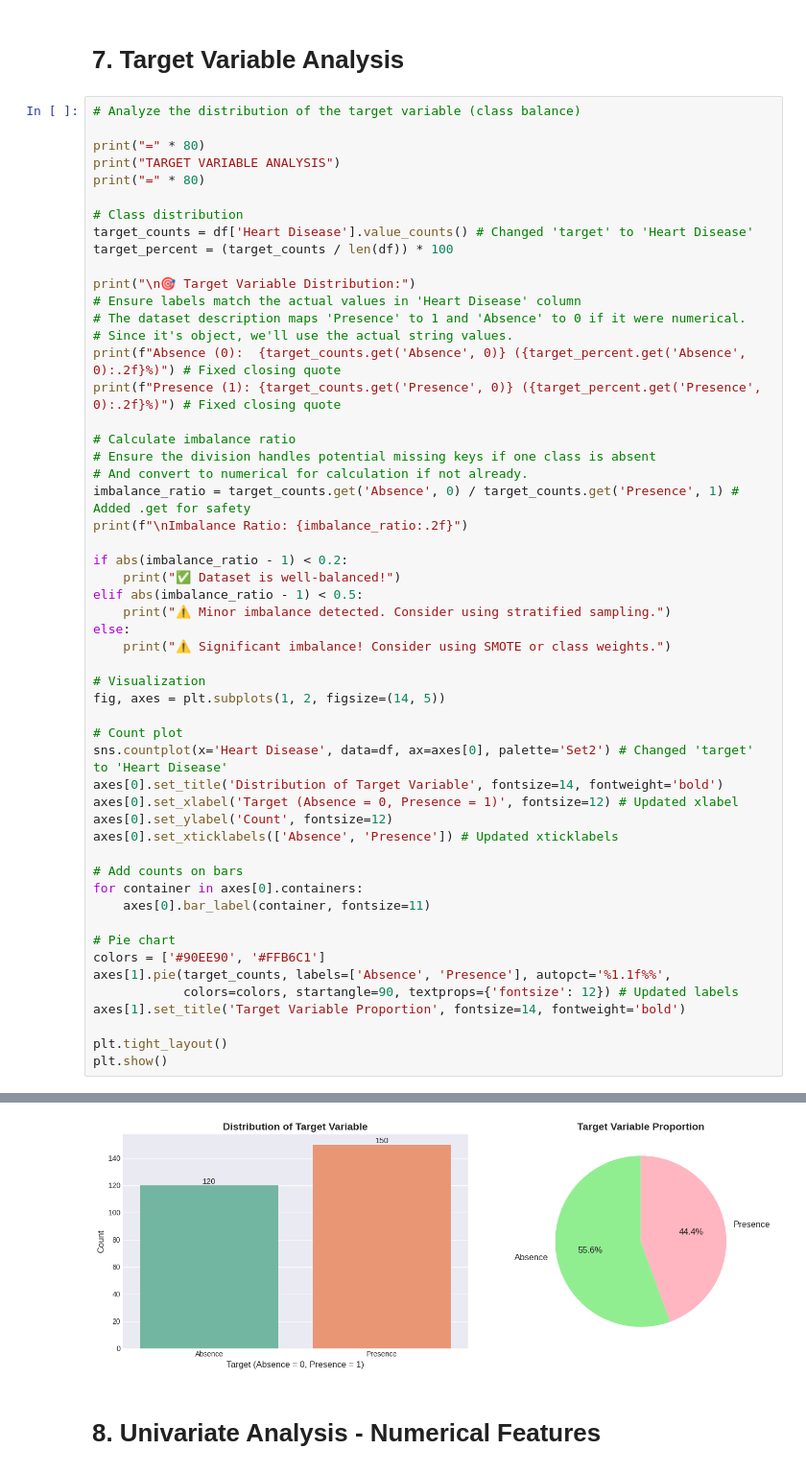
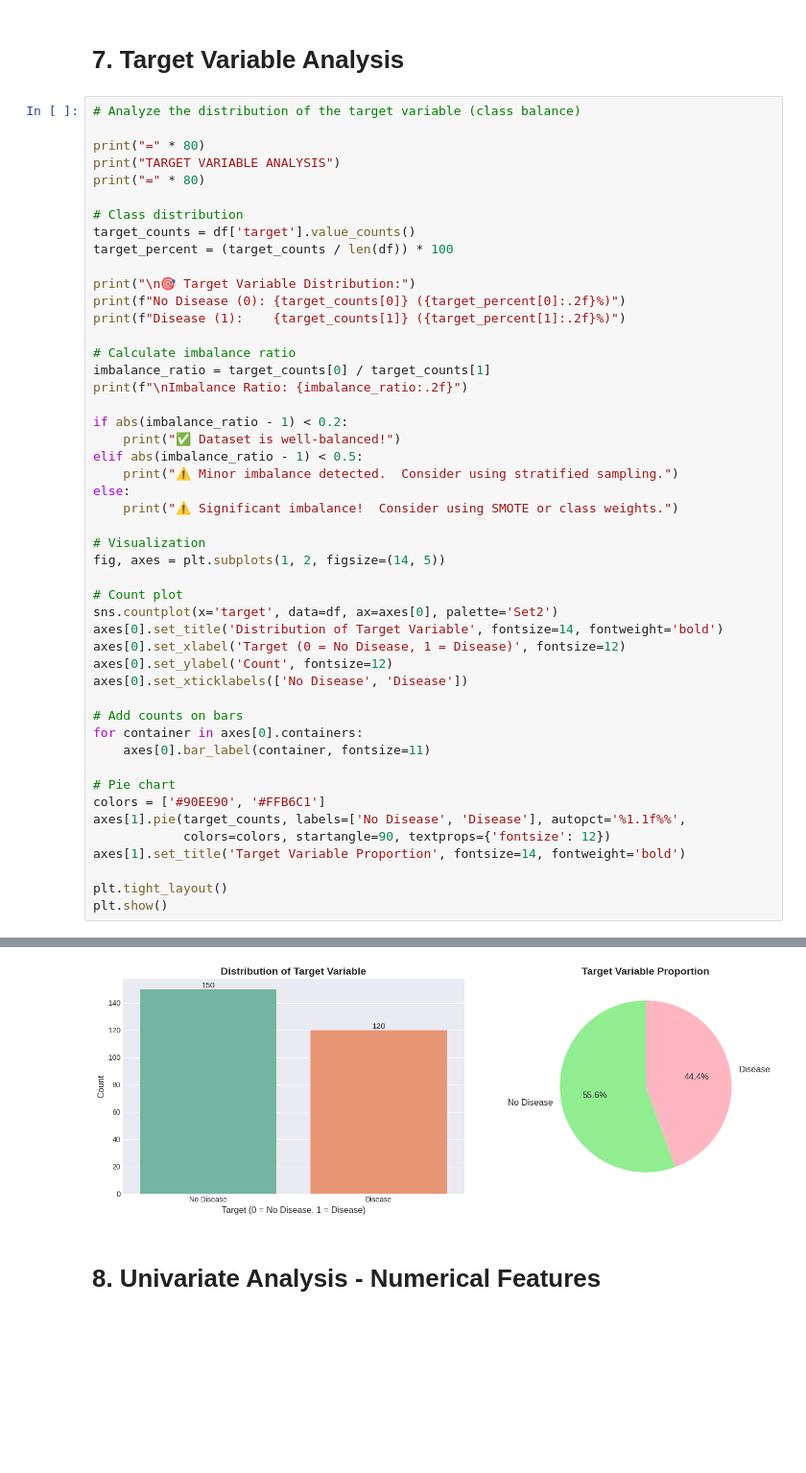
Before and after one commit to dataops95/ml-zoomcamp-homeworks-2025, a Jupyter notebook: capstone1/notebook.ipynb, the cells around one changed output, grey strips where cells are left out. Shown at 96% size. Cells and saved outputs as stored; diff of their text form; blank space fills up the shorter version.

```diff
--- a/capstone1/notebook.ipynb
+++ b/capstone1/notebook.ipynb
@@ -264,38 +334,33 @@ print("TARGET VARIABLE ANALYSIS")
 print("=" * 80)
 
 # Class distribution
-target_counts = df['Heart Disease'].value_counts() # Changed 'target' to 'Heart Disease'
+target_counts = df['target'].value_counts()
 target_percent = (target_counts / len(df)) * 100
 
 print("\n🎯 Target Variable Distribution:")
-# Ensure labels match the actual values in 'Heart Disease' column
-# The dataset description maps 'Presence' to 1 and 'Absence' to 0 if it were numerical.
-# Since it's object, we'll use the actual string values.
-print(f"Absence (0):  {target_counts.get('Absence', 0)} ({target_percent.get('Absence', 0):.2f}%)") # Fixed closing quote
-print(f"Presence (1): {target_counts.get('Presence', 0)} ({target_percent.get('Presence', 0):.2f}%)") # Fixed closing quote
+print(f"No Disease (0): {target_counts[0]} ({target_percent[0]:.2f}%)")
+print(f"Disease (1):    {target_counts[1]} ({target_percent[1]:.2f}%)")
 
 # Calculate imbalance ratio
-# Ensure the division handles potential missing keys if one class is absent
-# And convert to numerical for calculation if not already.
-imbalance_ratio = target_counts.get('Absence', 0) / target_counts.get('Presence', 1) # Added .get for safety
+imbalance_ratio = target_counts[0] / target_counts[1]
 print(f"\nImbalance Ratio: {imbalance_ratio:.2f}")
 
 if abs(imbalance_ratio - 1) < 0.2:
     print("✅ Dataset is well-balanced!")
 elif abs(imbalance_ratio - 1) < 0.5:
-    print("⚠️ Minor imbalance detected. Consider using stratified sampling.")
+    print("⚠️ Minor imbalance detected.  Consider using stratified sampling.")
 else:
-    print("⚠️ Significant imbalance! Consider using SMOTE or class weights.")
+    print("⚠️ Significant imbalance!  Consider using SMOTE or class weights.")
 
 # Visualization
 fig, axes = plt.subplots(1, 2, figsize=(14, 5))
 
 # Count plot
-sns.countplot(x='Heart Disease', data=df, ax=axes[0], palette='Set2') # Changed 'target' to 'Heart Disease'
+sns.countplot(x='target', data=df, ax=axes[0], palette='Set2')
 axes[0].set_title('Distribution of Target Variable', fontsize=14, fontweight='bold')
-axes[0].set_xlabel('Target (Absence = 0, Presence = 1)', fontsize=12) # Updated xlabel
+axes[0].set_xlabel('Target (0 = No Disease, 1 = Disease)', fontsize=12)
 axes[0].set_ylabel('Count', fontsize=12)
-axes[0].set_xticklabels(['Absence', 'Presence']) # Updated xticklabels
+axes[0].set_xticklabels(['No Disease', 'Disease'])
 
 # Add counts on bars
 for container in axes[0].containers:
@@ -303,8 +368,8 @@ for container in axes[0].containers:
 
 # Pie chart
 colors = ['#90EE90', '#FFB6C1']
-axes[1].pie(target_counts, labels=['Absence', 'Presence'], autopct='%1.1f%%',
-            colors=colors, startangle=90, textprops={'fontsize': 12}) # Updated labels
+axes[1].pie(target_counts, labels=['No Disease', 'Disease'], autopct='%1.1f%%',
+            colors=colors, startangle=90, textprops={'fontsize': 12})
 axes[1].set_title('Target Variable Proportion', fontsize=14, fontweight='bold')
 
 plt.tight_layout()
@@ -323,4 +388,4 @@ Imbalance Ratio: 1.25
-[figure, old version]
+[figure, new version]
 # %% [markdown]
 # 8. Univariate Analysis - Numerical Features
 # %%
```
Also changed, not shown: parts of 11 cells of this notebook.
